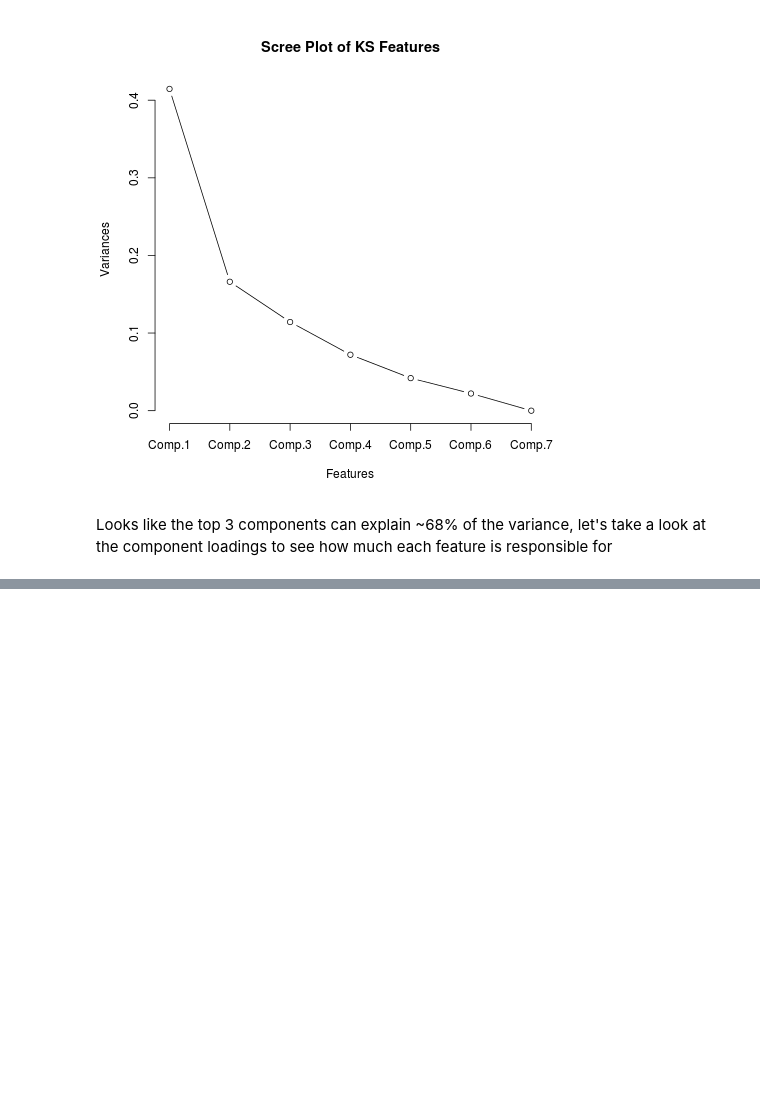
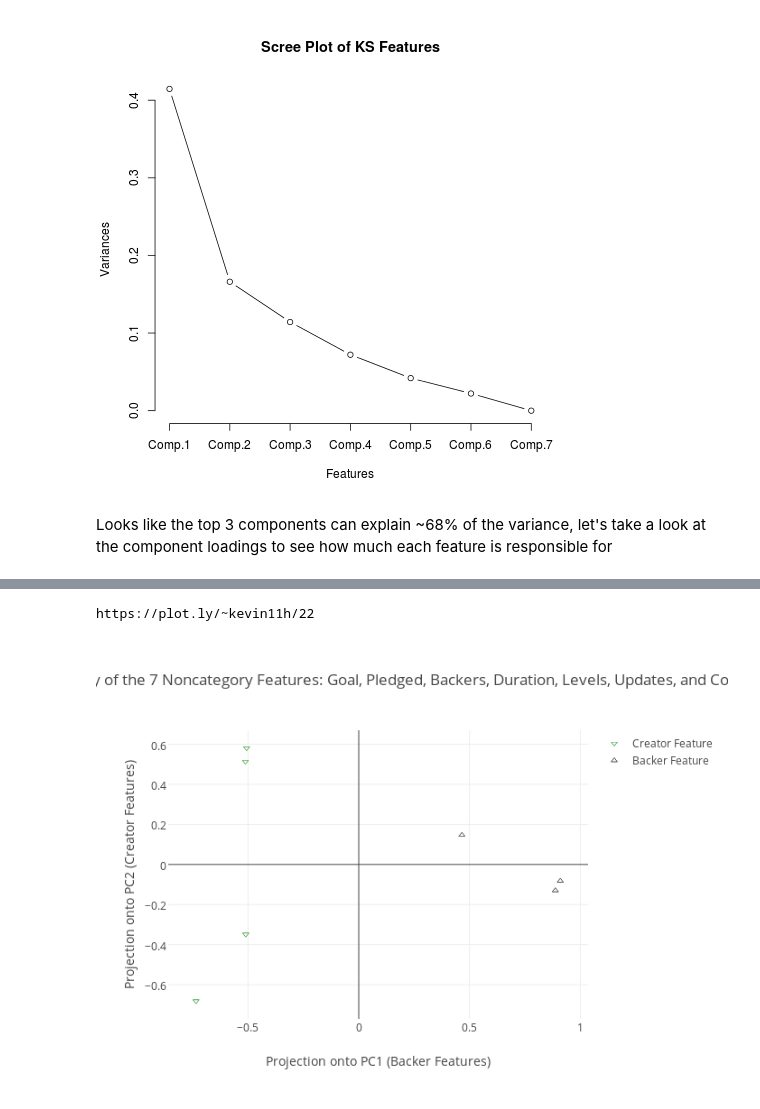
Before and after one commit to kevin11h/DataScienceModelingKickstarter, a Jupyter notebook: KickBack Machine Data EDA.ipynb, the cells around one changed output, grey strips where cells are left out. Cells and saved outputs as stored; diff of their text form; code cells hidden in the pictures; blank space fills up the shorter version.

```diff
--- a/KickBack Machine Data EDA.ipynb
+++ b/KickBack Machine Data EDA.ipynb
@@ -524,0 +558,38 @@ plt.plot(pca_fit_model.explained_variance_ratio_)
+# %%
+X_proj = pca_fit_model.transform(corr_reduced_training_matrix_without_successful_column)
+
+CREATOR_FEATURES = ['goal', 'duration', 'levels_count', 'updates_count']
+BACKER_FEATURES = ['pledged', 'backers_count', 'comments_count']
+
+feature_similarity_df = DataFrame(X_proj[:,:2], columns=['PC1', 'PC2'], index=reduced_training_df_without_successful_column.columns)
+# %%
+t = 'Similarity of the 7 Noncategory Features: Goal, Pledged, Backers, Duration, Levels, Updates, and Comments'
+trace1 = Scatter(x=feature_similarity_df.loc[CREATOR_FEATURES].PC1,
+                 y=feature_similarity_df.loc[CREATOR_FEATURES].PC2,
+                 mode='markers', marker=Marker(symbol='triangle-down',
+                                               color='white',
+                                               line=Line(color='green', width=1.0),
+                                               opacity=0.7), name='Creator Feature',
+text=CREATOR_FEATURES)
+
+trace2 = Scatter(x=feature_similarity_df.loc[BACKER_FEATURES].PC1,
+                 y=feature_similarity_df.loc[BACKER_FEATURES].PC2,
+                 mode='markers', marker=Marker(symbol='triangle-up',
+                                               color='white',
+                                               line=Line(color='black', width=1.0),
+                                               opacity=0.7), name='Backer Feature',
+text=BACKER_FEATURES)
+
+data = Data([trace1, trace2])
+layout = Layout(title=t,
+                xaxis=XAxis(title='Projection onto PC1 (Backer Features)'),
+                yaxis=YAxis(title='Projection onto PC2 (Creator Features)'))
+
+f = Figure(data=data, layout=layout)
+
+url = py.plot(f, filename='similarity_7_features', auto_open=False)
+print url
+py.iplot(f, filename='similarity_7_features')
+# %% [output]
+https://plot.ly/~kevin11h/22
+[figure, added]
```
Also changed, not shown: parts of 10 cells of this notebook.
